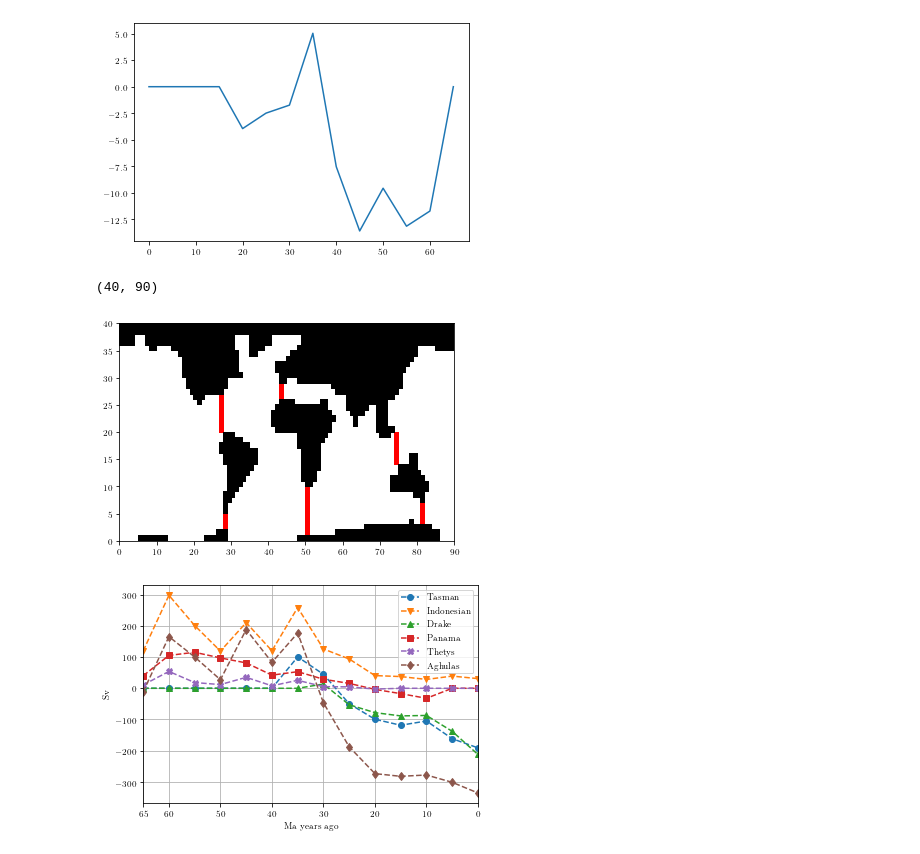
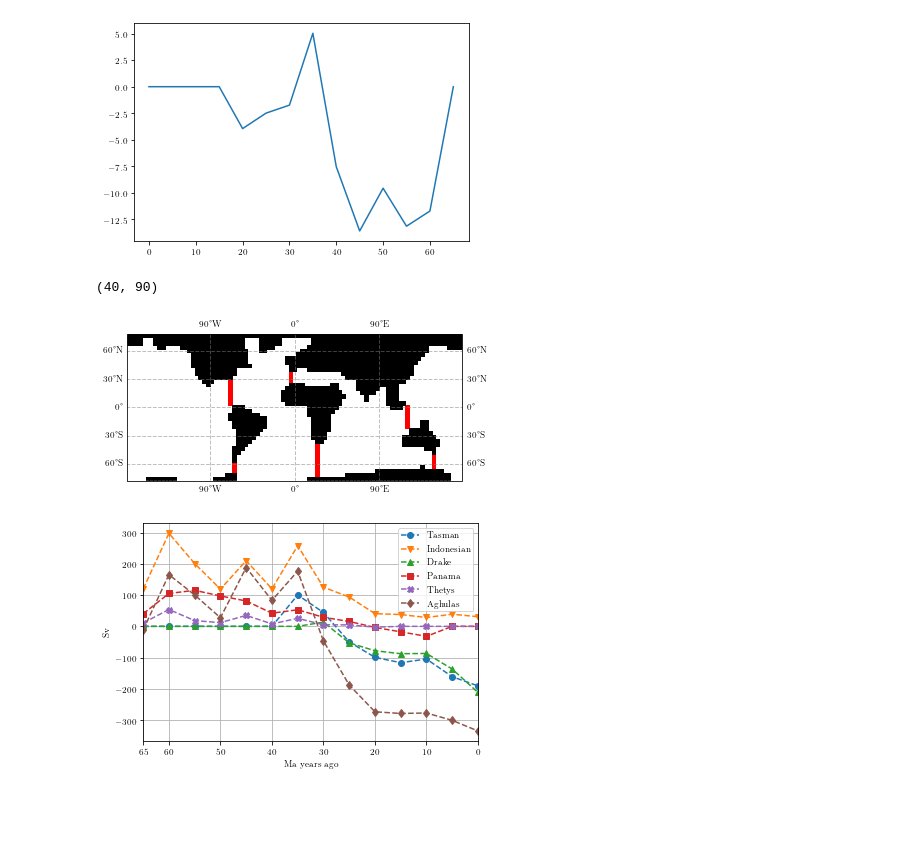
Before and after one commit to martedv/veros_bathymetry_eocene_pliocene, a Jupyter notebook: plotting/notebooks/throughflow.ipynb, the cells around one changed output. Saved outputs shown, nothing was run; the diff lists cells and outputs as text; code cells hidden in the pictures; blank space fills up the shorter version.

```diff
--- a/plotting/notebooks/throughflow.ipynb
+++ b/plotting/notebooks/throughflow.ipynb
@@ -66,7 +66,7 @@ with xr.open_dataset('Data/manual_baths_4deg_final.nc') as f:
 # %%
 time = np.arange(0,70,5)
 print(time)
-rundir = '../../actual_runs/runs_4_degree_last/'
+rundir = '../../veros_setup/runs_4_degree_last/'
 
 yearsdone = []
 ranfory = []
@@ -226,36 +226,42 @@ values = [
     [0,('x',76, 10, 20),0, ('x',  31, 20,27), ('x',45,20,30),('x', 49,0,18)], # 65 Ma
 ]
 
 year = 4
 bs = BSF[year]
 print(bs.shape)
 bath = np.zeros((40,90))
 
 def showBathycells(time, long, minlat,maxlat):
     bath[ minlat:maxlat, long] = 5
 def showBathycells_Y(time, lat, minlong,maxlong):
     bath[ lat,  minlong:maxlong] = 5
 
 for t in values[year]:
     if type(t) is tuple:
         if t[0] == 'y':
             showBathycells_Y(year,t[1],t[2],t[3])
         else:
             showBathycells(year,t[1],t[2],t[3])
 bathy = np.zeros((40,90))
 bathy[np.isnan(bs)] = 1
 bathy[bathy == 0] = np.nan
 
 bath[bath == 0] = np.nan
+fig = plt.figure()
+ax = fig.add_subplot(1, 1, 1, projection=ccrs.PlateCarree())
+ax.pcolor(xt,yt,bath,cmap='hsv')
+ax.pcolor(xt,yt,bathy,cmap='gray')
+gl = ax.gridlines(crs=ccrs.PlateCarree(), draw_labels=True,
+                linewidth=1, color='gray', alpha=0.5, linestyle='--')
+gl.ylocator = mticker.FixedLocator([-80, -60, -30, 0, 30, 60, 80])
+gl.xlocator = mticker.FixedLocator([-180,-90, 0,90, 180])
 
-plt.pcolor(xt,yt,bath,cmap='hsv')
-plt.pcolor(xt,yt,bathy,cmap='gray')
 bath[bath == 0] = np.nan
 
-
+plt.savefig('../figures/def_pass.png',dpi=400,bbox_inches='tight')
 plt.show()
 # %% [output]
 (40, 90)
-[figure, old version]
+[figure, new version]
 # %%
 tf_values = np.zeros(np.shape(values))
```
Also changed, not shown: parts of 2 cells of this notebook, 33 other files.
